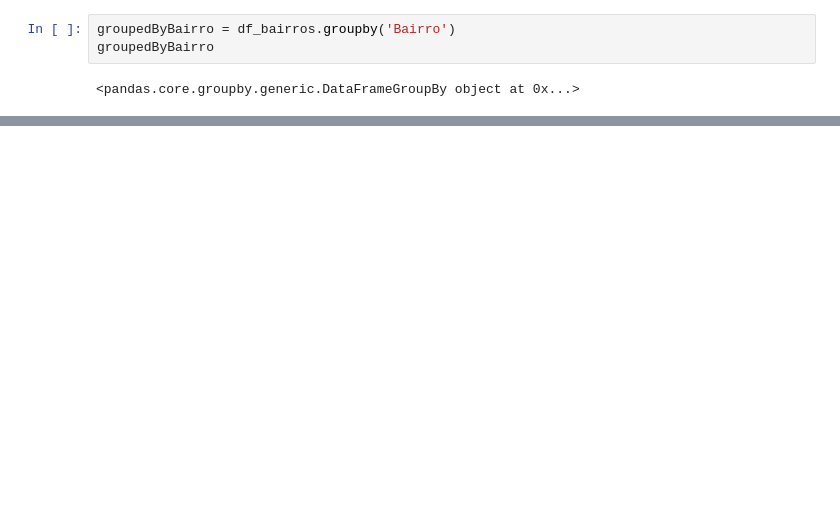
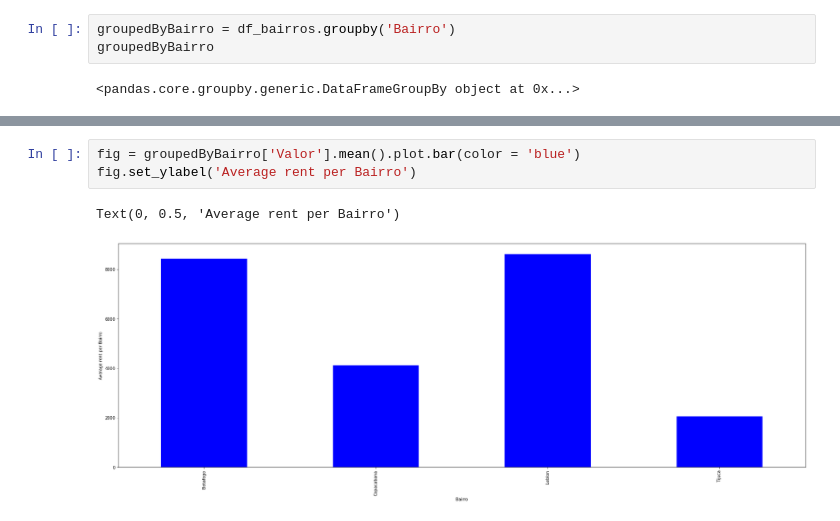
Before and after one commit to nathanqueija/myjourneytodatascience, a Jupyter notebook: 02_pandas_treating_and_analyzing_data/pandas.ipynb, the cells around one changed output, grey strips where cells are left out. Cells and saved outputs as stored; diff of their text form; blank space fills up the shorter version.

```diff
--- a/02_pandas_treating_and_analyzing_data/pandas.ipynb
+++ b/02_pandas_treating_and_analyzing_data/pandas.ipynb
@@ -1106,0 +1190,6 @@ groupedByBairro[["Valor", "Condominio"]].mean().round(2)
+# %%
+fig = groupedByBairro['Valor'].mean().plot.bar(color = 'blue')
+fig.set_ylabel('Average rent per Bairro')
+# %% [output]
+Text(0, 0.5, 'Average rent per Bairro')
+[figure, added]
```
Also changed, not shown: parts of 21 cells of this notebook, 1 other file.
